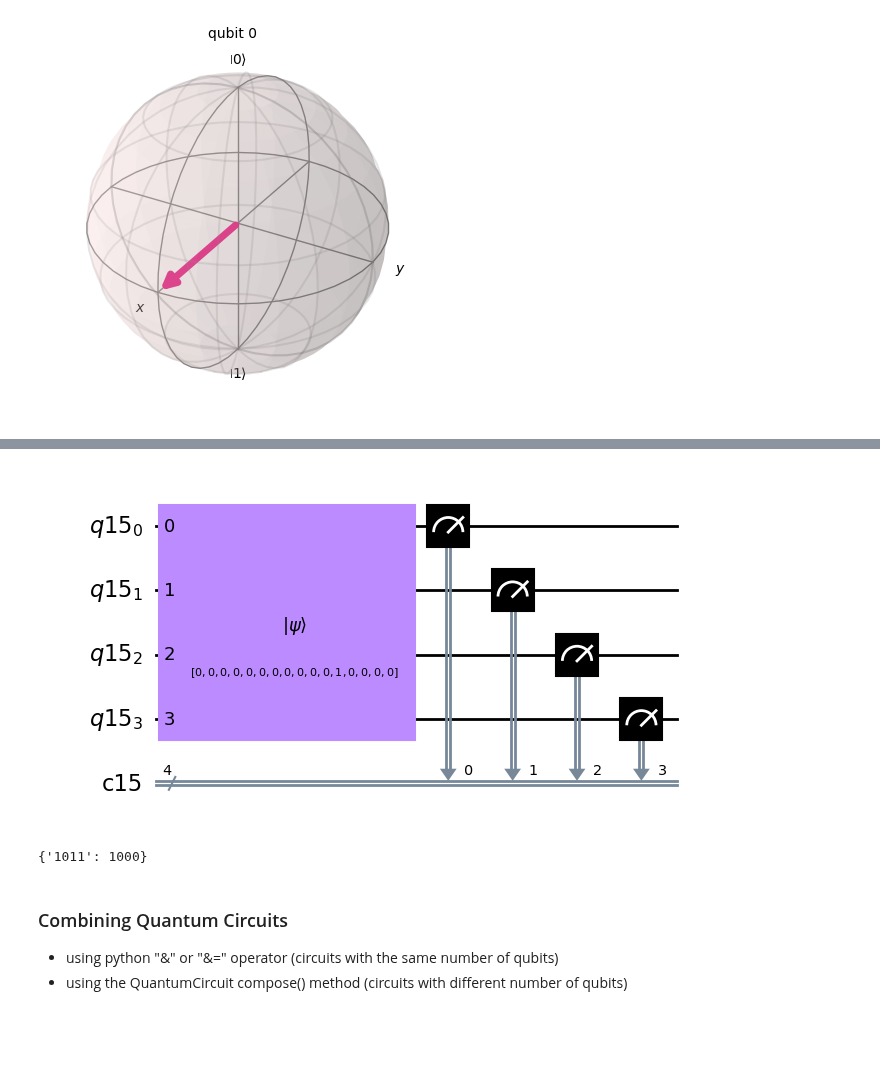
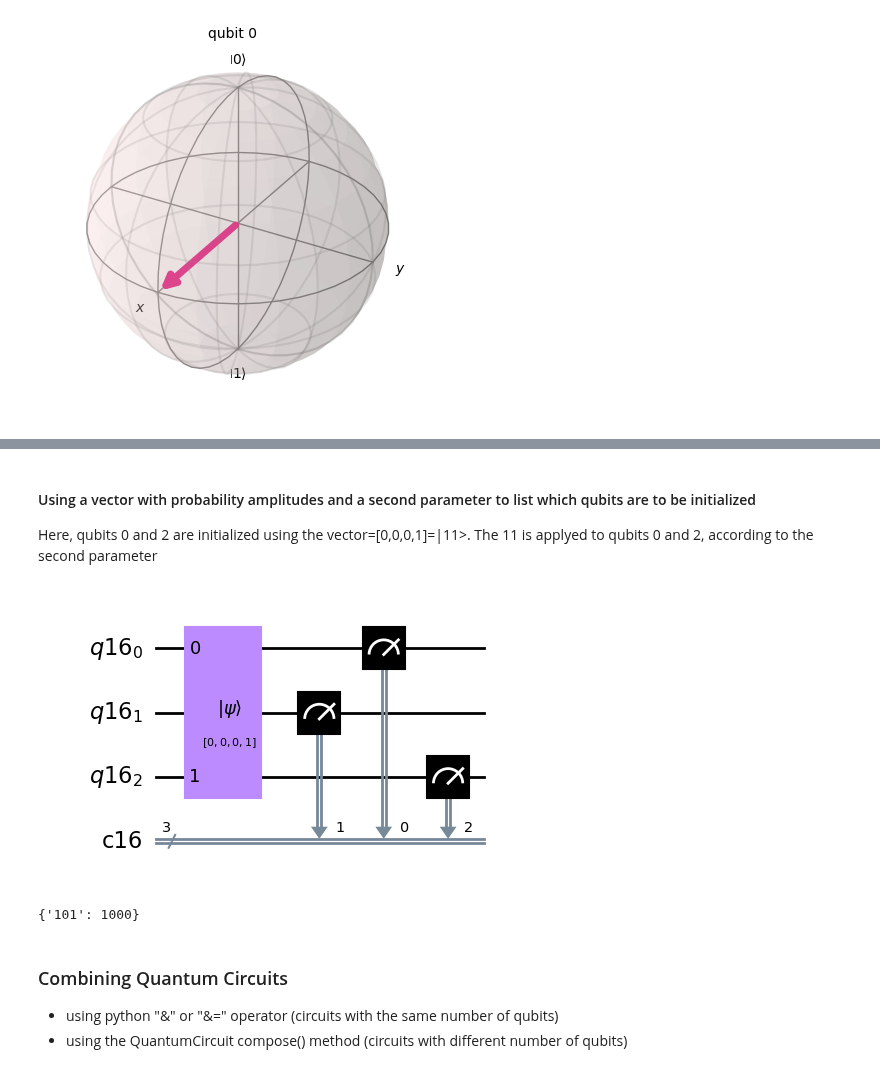
Before and after one commit to mrromaniuc/quantum-computing, a Jupyter notebook: IBMCertifiedAssociateDeveloperQiskit/01.7-Extend_Quantum_Circuits.ipynb, the cells around one changed output, grey strips where cells are left out. Cells and saved outputs as stored; diff of their text form; code cells hidden in the pictures; blank space fills up the shorter version.

```diff
--- a/IBMCertifiedAssociateDeveloperQiskit/01.7-Extend_Quantum_Circuits.ipynb
+++ b/IBMCertifiedAssociateDeveloperQiskit/01.7-Extend_Quantum_Circuits.ipynb
@@ -89,33 +103,29 @@ display(qc.draw())
+# %% [markdown]
+#### Using a vector with probability amplitudes and a second parameter to list which qubits are to be initialized
+Here, qubits 0 and 2 are initialized using the vector=[0,0,0,1]=|11>. The 11 is applyed to qubits 0 and 2, according to the second parameter
 # %%
 #Another way to initialize, using the integer representation...
 import numpy as np
 from qiskit import QuantumCircuit, QuantumRegister, ClassicalRegister
 from qiskit.quantum_info import Statevector
 from qiskit.visualization import plot_bloch_multivector
 
-qr = QuantumRegister(4)
-cr = ClassicalRegister(4)
+qr = QuantumRegister(3)
+cr = ClassicalRegister(3)
 
 qc = QuantumCircuit(qr,cr)
-
-#The next 2 sv_ini are equivalent...
-#sv_ini = Statevector.from_label("1101")
-sv_ini = Statevector.from_int(11, 2**4)
-
-qc.initialize(sv_ini) #Note the initialization goes top to bottom in the diagram
-sv=Statevector.from_instruction(qc)
-
+qc.initialize([0,0,0,1], [0,2]) #Note the initialization goes top to bottom in the diagram
 qc.measure(qr, cr)
 display(qc.draw())
 
 prov = IBMProvider(instance="ibm-q/open/main")
 be = prov.get_backend("ibmq_qasm_simulator")
 job = be.run(qc, shots=1000)
 results = job.result()
 print(results.get_counts())
 # %% [output]
-[figure, old version]
+[figure, new version]
-{'1011': 1000}
+{'101': 1000}
 # %% [markdown]
 ### Combining Quantum Circuits
 * using python "&" or "&=" operator (circuits with the same number of qubits)
```
Also changed, not shown: parts of 3 cells of this notebook.
